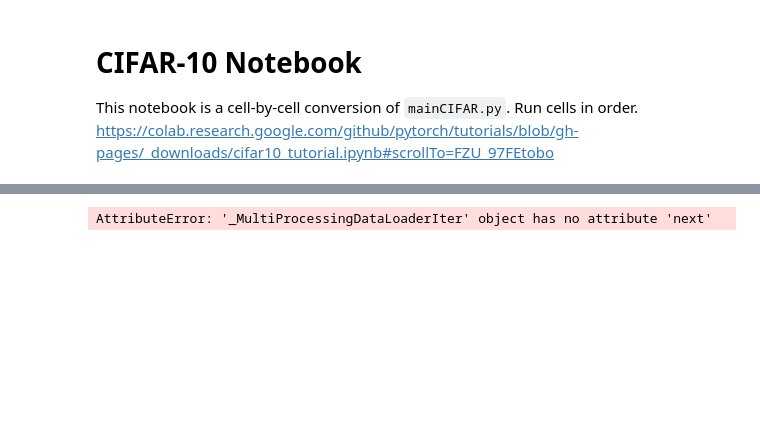
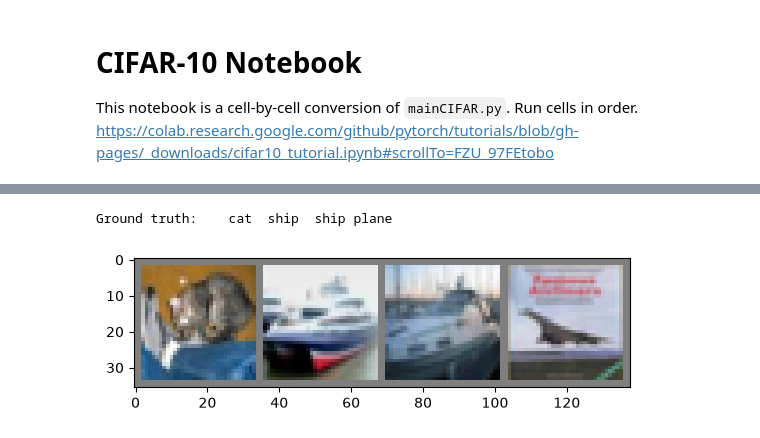
Before and after one commit to AaronLiddell/yolov8-uav-tracker, a Jupyter notebook: PractiseExamples/CIFAR10/mainCIFAR.ipynb, the cells around one changed output, grey strips where cells are left out. Cells and saved outputs as stored; diff of their text form; code cells hidden in the pictures; blank space fills up the shorter version.

Commit message:
started CIFAR model testing

```diff
--- a/PractiseExamples/CIFAR10/mainCIFAR.ipynb
+++ b/PractiseExamples/CIFAR10/mainCIFAR.ipynb
@@ -119,10 +119,13 @@ print("Training Finished")
 Training Finished
 # %%
+#testing the neural network
+
 dataiter = iter(testloader)
-images, labels = dataiter.next()
+images, labels = next(dataiter)
 
 #print images
 imshow(torchvision.utils.make_grid(images))
 print("Ground truth: "," ".join("%5s" % classes[labels[j]] for j in range(4)))
 # %% [output]
-AttributeError: '_MultiProcessingDataLoaderIter' object has no attribute 'next'
+Ground truth:    cat  ship  ship plane
+[figure, added]
```
Also changed, not shown: parts of 3 cells of this notebook.
